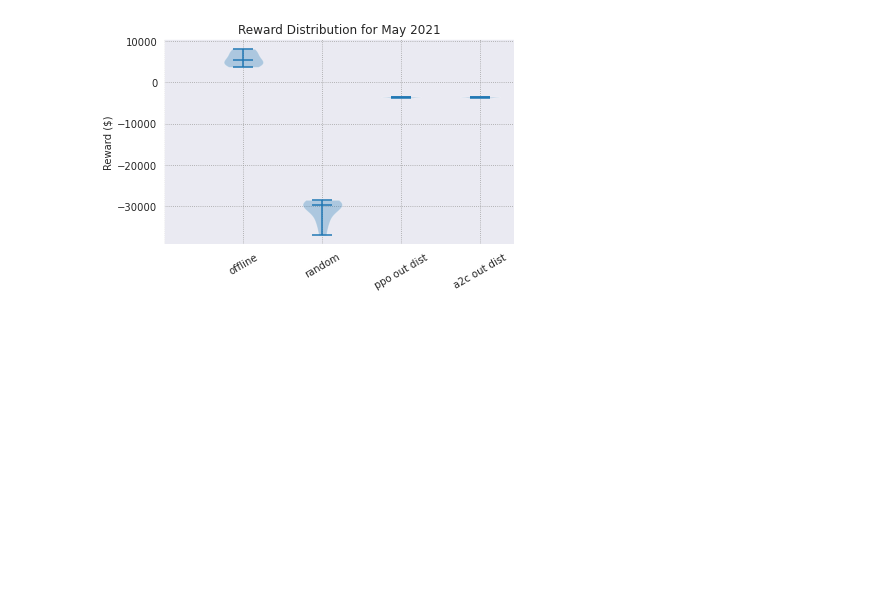
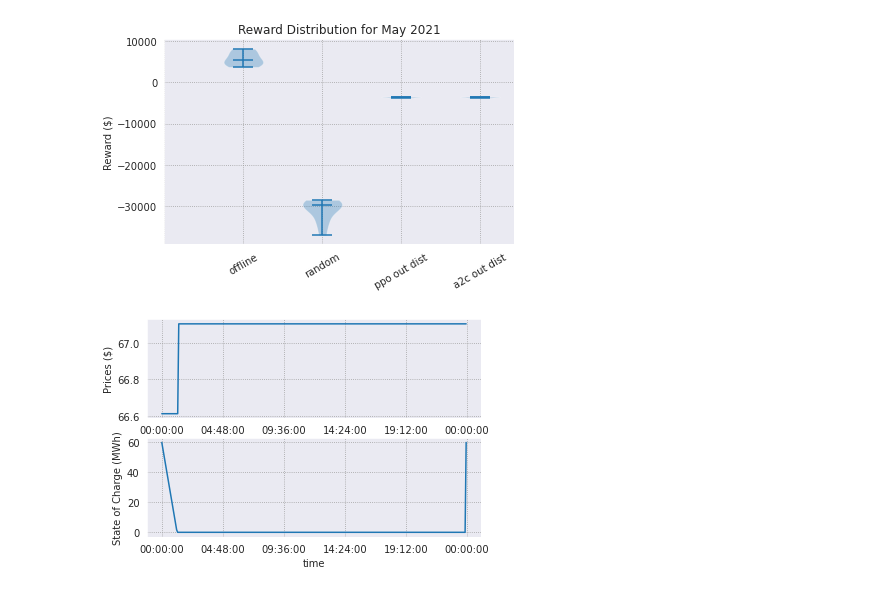
Before and after one commit to chrisyeh96/sustaingym, a Jupyter notebook: examples/model_analysis.ipynb, the cells around one changed output. Drawn from its saved outputs; the diff is of its cells as text; code cells hidden in the pictures; blank space fills up the shorter version.

Commit message:
moved files and plotted prices and state of charge

```diff
--- a/examples/model_analysis.ipynb
+++ b/examples/model_analysis.ipynb
@@ -187,3 +187,53 @@ plt.savefig('algo_comp_2021.png', dpi=300)
 plt.show()
 # %% [output]
 [figure]
+# %%
+import datetime
+import matplotlib.dates as mdates
+import matplotlib.ticker as plticker
+
+fmt = mdates.DateFormatter('%H:%M:%S')
+
+df_load = pd.read_csv('sustaingym/data/demand_data/CAISO-demand-2019-05.csv.gz', compression='gzip', index_col=0)
+
+time_arr = df_load.columns[:-1]
+time_arr = [t + ':00.0' for t in time_arr]
+timeArray = [datetime.datetime.strptime(i, '%H:%M:%S.%f') for i in time_arr]
+
+env = BatteryStorageInGridEnv(month='2019-05', seed=195)
+ppo_in_dist = PPO.load('examples/model_2019_5.zip')
+
+obs = env.reset(seed=0)
+done = False
+
+prices = np.zeros(len(timeArray))
+charges = np.zeros(len(timeArray))
+charges[0] = env.battery_charge[-1]
+
+while not done:
+    action, _ = ppo_in_dist.predict(obs)
+    obs, reward, done, info = env.step(action)
+    prices[env.count] = info['price']
+    charges[env.count] = env.battery_charge[-1]
+
+prices[0] = prices[1]
+
+fig, (ax, ax2) = plt.subplots(2)
+
+ax.plot(timeArray, prices)
+ax2.plot(timeArray, charges)
+
+# naming the x axis
+plt.xlabel('time')
+# naming the y axis
+ax.set_ylabel('Prices ($)')
+ax2.set_ylabel('State of Charge (MWh)')
+
+ax.xaxis.set_major_formatter(fmt)
+loc = plticker.MultipleLocator(base=0.2) # this locator puts ticks at regular intervals
+ax.xaxis.set_major_locator(loc)
+
+ax2.xaxis.set_major_formatter(fmt)
+ax2.xaxis.set_major_locator(loc)
+# %% [output]
+[figure, added]
```
Also changed, not shown: 6 other files.
